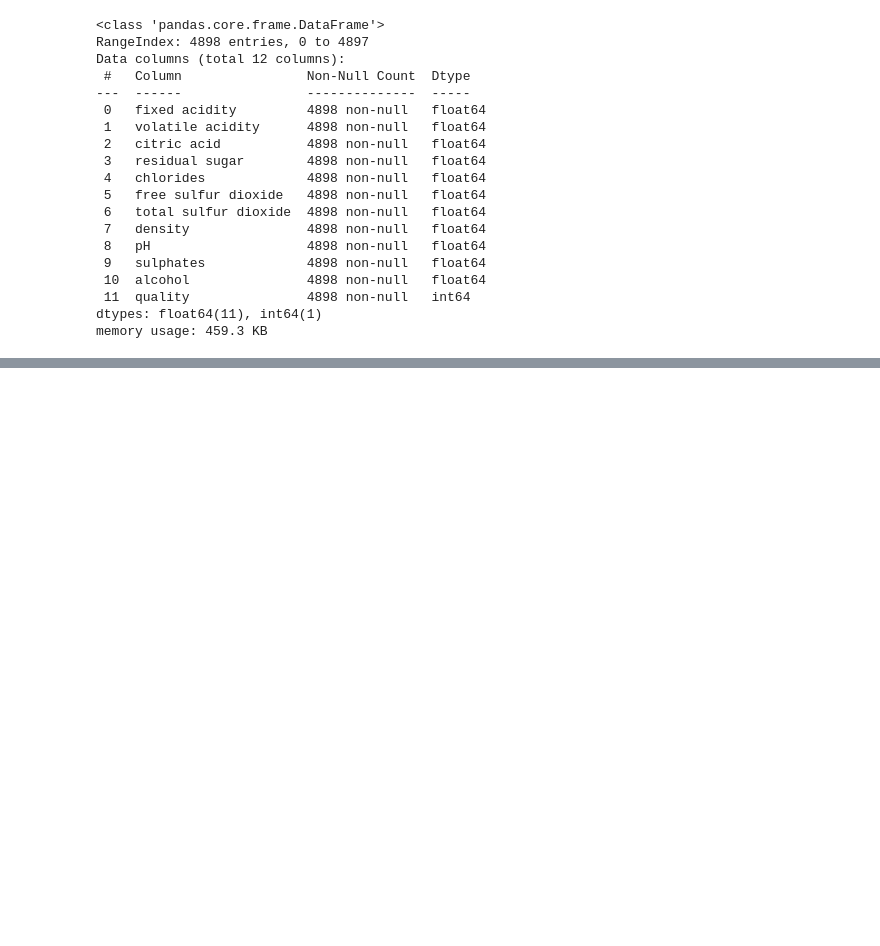
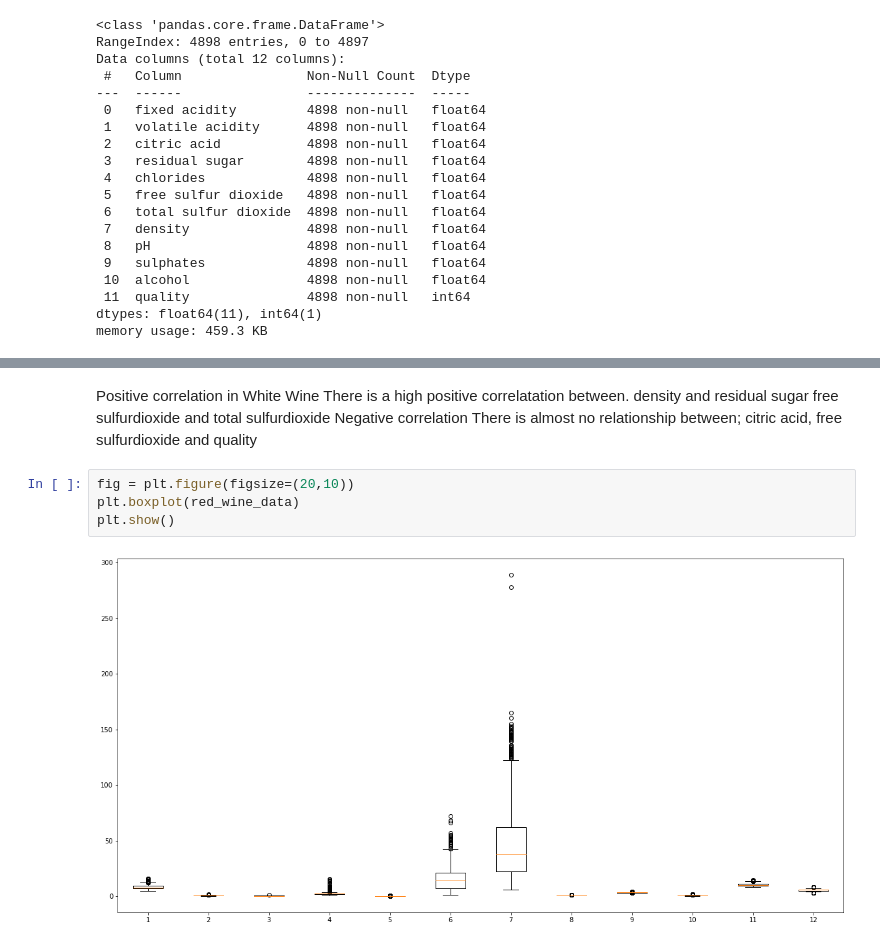
Before and after one commit to veronak/DataScience-track-series-projects, a Jupyter notebook: wine-quality.ipynb, the cells around one changed output, grey strips where cells are left out. Saved outputs shown, nothing was run; the diff lists cells and outputs as text; blank space fills up the shorter version.

```diff
--- a/wine-quality.ipynb
+++ b/wine-quality.ipynb
@@ -85,0 +193,14 @@ memory usage: 459.3 KB
+# %% [markdown]
+Positive correlation in White Wine
+There is a high positive correlatation between.
+    density and residual sugar
+    free sulfurdioxide and total sulfurdioxide
+Negative correlation
+There is almost no relationship between;
+    citric acid, free sulfurdioxide and quality
+# %%
+fig = plt.figure(figsize=(20,10))
+plt.boxplot(red_wine_data)
+plt.show()
+# %% [output]
+[figure, added]
```
Also changed, not shown: parts of 12 cells of this notebook.
